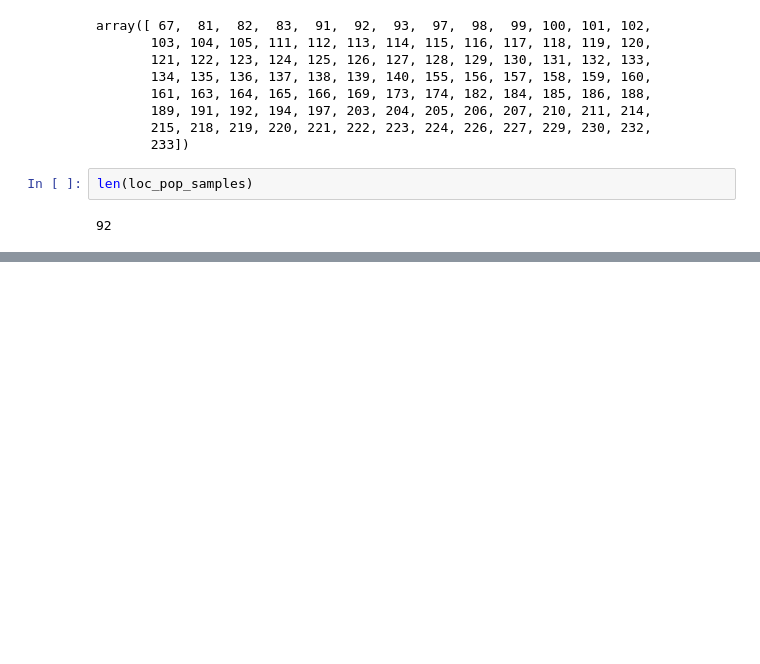
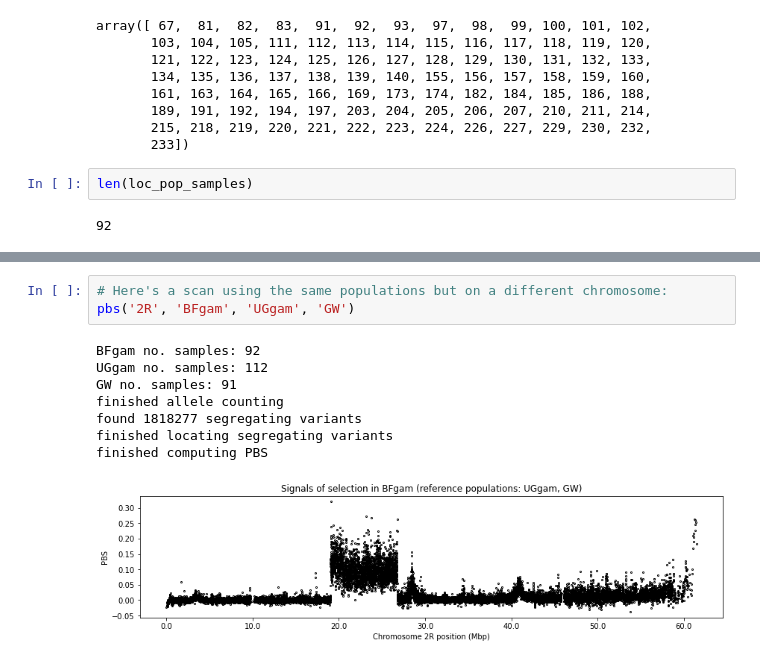
Before and after one commit to sgkit-dev/sgkit-requirements, a Jupyter notebook: stories/gwss-pbs/gwss-pbs.ipynb, the cells around one changed output, grey strips where cells are left out. Saved outputs shown, nothing was run; the diff lists cells and outputs as text; blank space fills up the shorter version.

```diff
--- a/stories/gwss-pbs/gwss-pbs.ipynb
+++ b/stories/gwss-pbs/gwss-pbs.ipynb
@@ -214,0 +250,12 @@ ax.set_ylabel('PBS');
+# %%
+# Here's a scan using the same populations but on a different chromosome:
+pbs('2R', 'BFgam', 'UGgam', 'GW')
+# %% [output]
+BFgam no. samples: 92
+UGgam no. samples: 112
+GW no. samples: 91
+finished allele counting
+found 1818277 segregating variants
+finished locating segregating variants
+finished computing PBS
+[figure, added]
```
Also changed, not shown: parts of 27 cells of this notebook.
